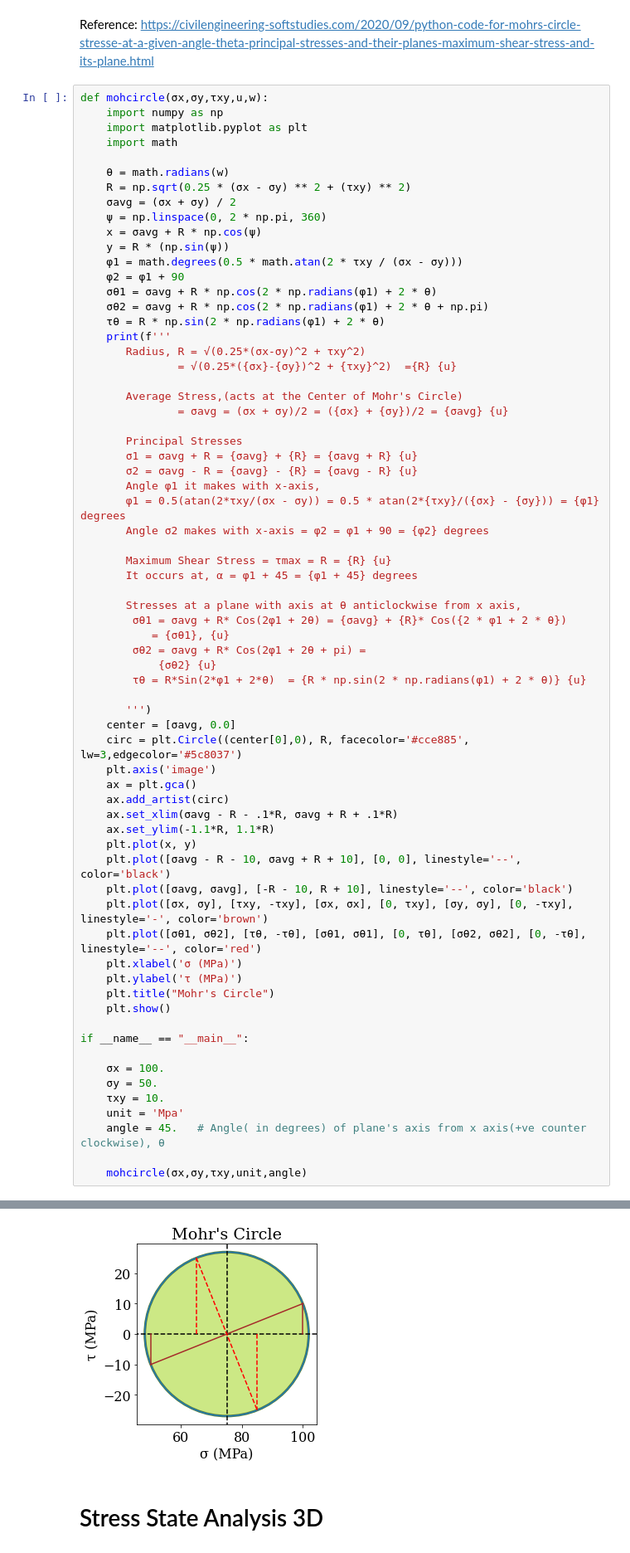
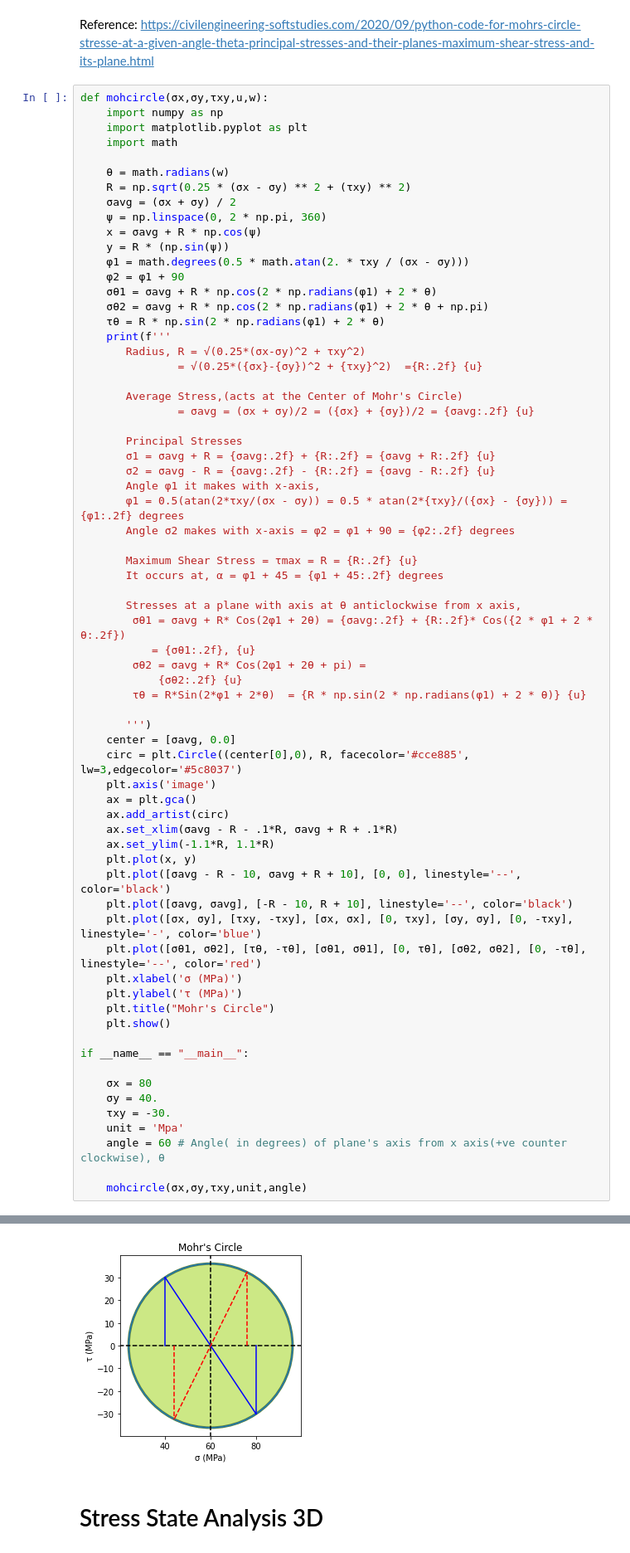
Before and after one commit to siksdad/AENG502Module-StressTransformation, a Jupyter notebook: stress_transformation.ipynb, the cells around one changed output, grey strips where cells are left out. Shown: that part at 83% size. Cells and saved outputs as stored; diff of their text form.

```diff
--- a/stress_transformation.ipynb
+++ b/stress_transformation.ipynb
@@ -17,33 +17,33 @@ def mohcircle(σx,σy,τxy,u,w):
     ψ = np.linspace(0, 2 * np.pi, 360)
     x = σavg + R * np.cos(ψ)
     y = R * (np.sin(ψ))
-    φ1 = math.degrees(0.5 * math.atan(2 * τxy / (σx - σy)))
+    φ1 = math.degrees(0.5 * math.atan(2. * τxy / (σx - σy)))
     φ2 = φ1 + 90
     σθ1 = σavg + R * np.cos(2 * np.radians(φ1) + 2 * θ)
     σθ2 = σavg + R * np.cos(2 * np.radians(φ1) + 2 * θ + np.pi)
     τθ = R * np.sin(2 * np.radians(φ1) + 2 * θ)
     print(f'''
        Radius, R = √(0.25*(σx-σy)^2 + τxy^2)
-               = √(0.25*({σx}-{σy})^2 + {τxy}^2)  ={R} {u}
+               = √(0.25*({σx}-{σy})^2 + {τxy}^2)  ={R:.2f} {u}
 
        Average Stress,(acts at the Center of Mohr's Circle)
-               = σavg = (σx + σy)/2 = ({σx} + {σy})/2 = {σavg} {u}
+               = σavg = (σx + σy)/2 = ({σx} + {σy})/2 = {σavg:.2f} {u}
 
        Principal Stresses
-       σ1 = σavg + R = {σavg} + {R} = {σavg + R} {u}
-       σ2 = σavg - R = {σavg} - {R} = {σavg - R} {u}
+       σ1 = σavg + R = {σavg:.2f} + {R:.2f} = {σavg + R:.2f} {u}
+       σ2 = σavg - R = {σavg:.2f} - {R:.2f} = {σavg - R:.2f} {u}
        Angle φ1 it makes with x-axis,
-       φ1 = 0.5(atan(2*τxy/(σx - σy)) = 0.5 * atan(2*{τxy}/({σx} - {σy})) = {φ1} degrees
-       Angle σ2 makes with x-axis = φ2 = φ1 + 90 = {φ2} degrees
+       φ1 = 0.5(atan(2*τxy/(σx - σy)) = 0.5 * atan(2*{τxy}/({σx} - {σy})) = {φ1:.2f} degrees
+       Angle σ2 makes with x-axis = φ2 = φ1 + 90 = {φ2:.2f} degrees
 
-       Maximum Shear Stress = τmax = R = {R} {u}
-       It occurs at, α = φ1 + 45 = {φ1 + 45} degrees
+       Maximum Shear Stress = τmax = R = {R:.2f} {u}
+       It occurs at, α = φ1 + 45 = {φ1 + 45:.2f} degrees
 
        Stresses at a plane with axis at θ anticlockwise from x axis,
-        σθ1 = σavg + R* Cos(2φ1 + 2θ) = {σavg} + {R}* Cos({2 * φ1 + 2 * θ})
-           = {σθ1}, {u}
+        σθ1 = σavg + R* Cos(2φ1 + 2θ) = {σavg:.2f} + {R:.2f}* Cos({2 * φ1 + 2 * θ:.2f})
+           = {σθ1:.2f}, {u}
         σθ2 = σavg + R* Cos(2φ1 + 2θ + pi) =
-            {σθ2} {u}
+            {σθ2:.2f} {u}
         τθ = R*Sin(2*φ1 + 2*θ)  = {R * np.sin(2 * np.radians(φ1) + 2 * θ)} {u}
 
        ''')
@@ -57,7 +57,7 @@ def mohcircle(σx,σy,τxy,u,w):
     plt.plot(x, y)
     plt.plot([σavg - R - 10, σavg + R + 10], [0, 0], linestyle='--', color='black')
     plt.plot([σavg, σavg], [-R - 10, R + 10], linestyle='--', color='black')
-    plt.plot([σx, σy], [τxy, -τxy], [σx, σx], [0, τxy], [σy, σy], [0, -τxy], linestyle='-', color='brown')
+    plt.plot([σx, σy], [τxy, -τxy], [σx, σx], [0, τxy], [σy, σy], [0, -τxy], linestyle='-', color='blue')
     plt.plot([σθ1, σθ2], [τθ, -τθ], [σθ1, σθ1], [0, τθ], [σθ2, σθ2], [0, -τθ], linestyle='--', color='red')
     plt.xlabel('σ (MPa)')
     plt.ylabel('τ (MPa)')
@@ -66,11 +66,11 @@ def mohcircle(σx,σy,τxy,u,w):
 
 if __name__ == "__main__":
 
-    σx = 100.
-    σy = 50.
-    τxy = 10.
+    σx = 80
+    σy = 40.
+    τxy = -30.
     unit = 'Mpa'
-    angle = 45.   # Angle( in degrees) of plane's axis from x axis(+ve counter clockwise), θ
+    angle = 60 # Angle( in degrees) of plane's axis from x axis(+ve counter clockwise), θ
 
     mohcircle(σx,σy,τxy,unit,angle)
 # %% [output]
@@ -94,4 +94,4 @@ if __name__ == "__main__":
-[figure, old version]
+[figure, new version]
 # %% [markdown]
 # Stress State Analysis 3D
 # %% [markdown]
```
Also changed, not shown: parts of 1 cell of this notebook.
